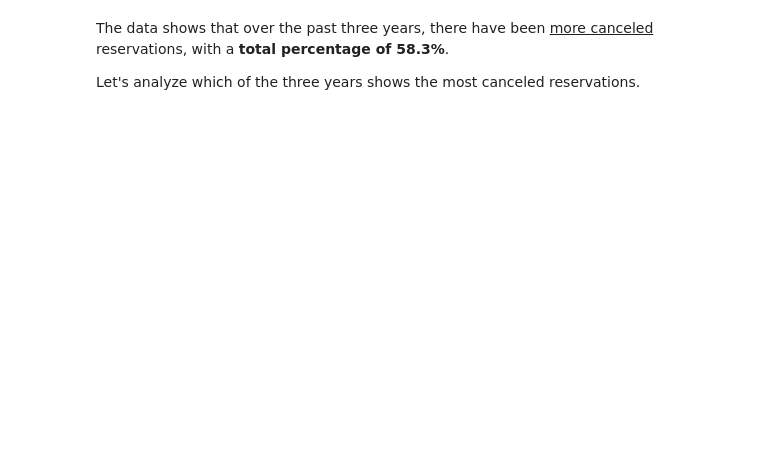
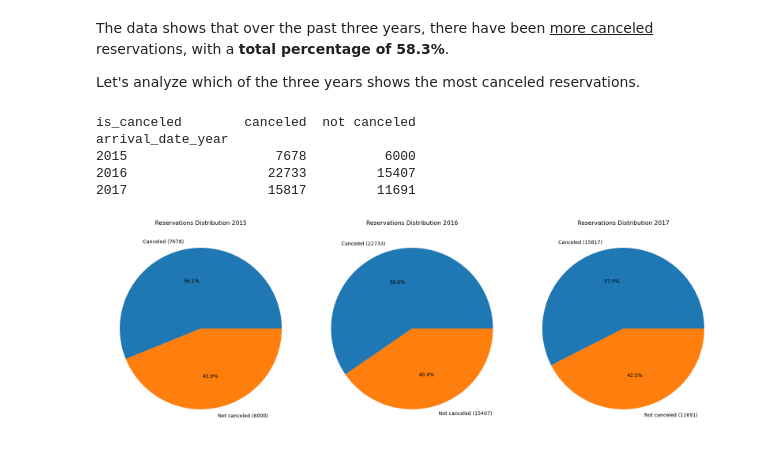
Before and after one commit to nachogalasso/da_python, a Jupyter notebook: hotel_bookings/hb_analysis.ipynb, the cells around one changed output. Cells and saved outputs as stored; diff of their text form; code cells hidden in the pictures; blank space fills up the shorter version.

Commit message:
reservations by years

```diff
--- a/hotel_bookings/hb_analysis.ipynb
+++ b/hotel_bookings/hb_analysis.ipynb
@@ -277,3 +277,25 @@ Name: is_canceled, dtype: int64
 <p>The data shows that over the past three years, there have been <u>more canceled</u> reservations, with a <b>total percentage of 58.3%</b>.</p>
 
 <p>Let's analyze which of the three years shows the most canceled reservations.</p>
+# %%
+canceled_by_years_count = df_hb_CH.groupby('arrival_date_year', group_keys=False)[['is_canceled']].value_counts().unstack()
+print(canceled_by_years_count)
+
+# Plotting
+fig, axs = plt.subplots(1, 3, figsize=(18, 6))
+
+for i, year in enumerate(canceled_by_years_count.index):
+    data = canceled_by_years_count.loc[year]
+    labels = [f"{status.capitalize()} ({count})" for status, count in data.items()]
+    axs[i].pie(data, labels=labels, autopct='%1.1f%%')
+    axs[i].set_title(f'Reservations Distribution {year}')
+
+plt.tight_layout()
+plt.show()
+# %% [output]
+is_canceled        canceled  not canceled
+arrival_date_year
+2015                   7678          6000
+2016                  22733         15407
+2017                  15817         11691
+[figure, added]
```
Also changed, not shown: parts of 1 cell of this notebook.
